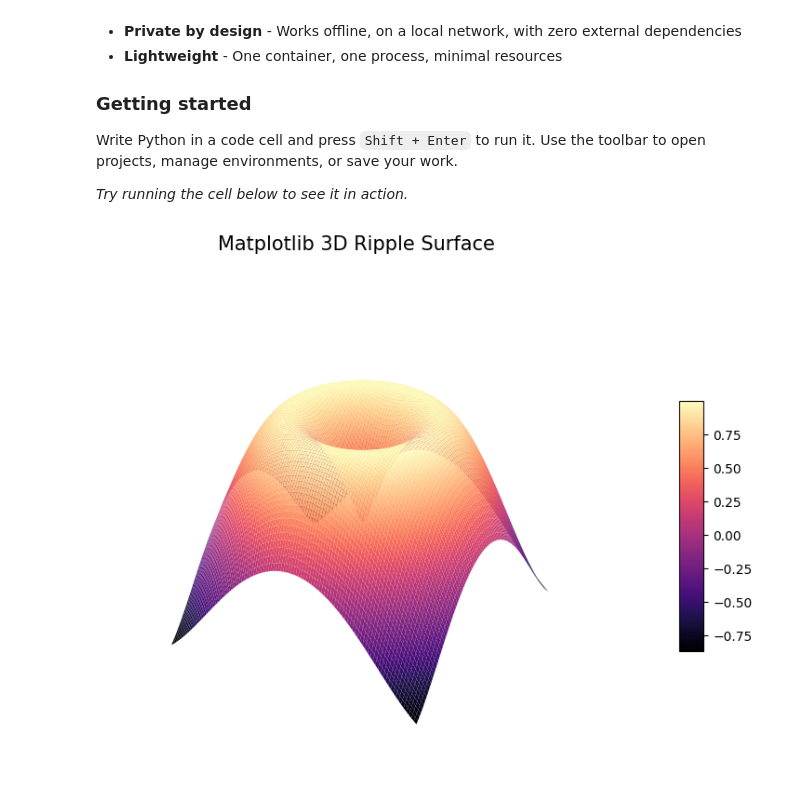
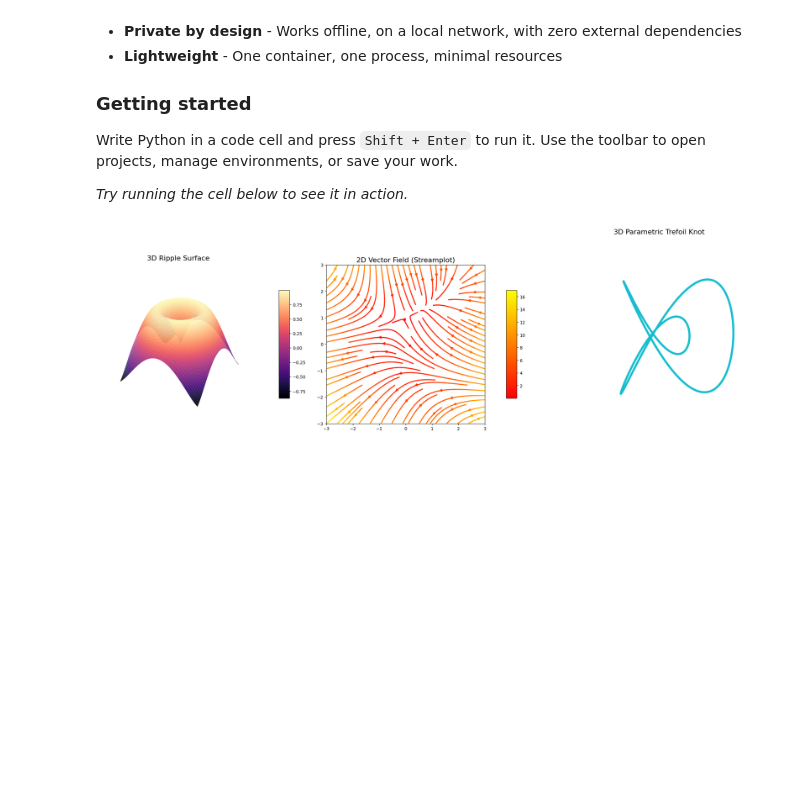
Before and after one commit to logus2k/notebook, a Jupyter notebook: data/projects/Examples/notebooks/Welcome.ipynb, the cells around one changed output. Saved outputs shown, nothing was run; the diff lists cells and outputs as text; code cells hidden in the pictures; blank space fills up the shorter version.

```diff
--- a/data/projects/Examples/notebooks/Welcome.ipynb
+++ b/data/projects/Examples/notebooks/Welcome.ipynb
@@ -24,28 +24,52 @@ Write Python in a code cell and press `Shift + Enter` to run it. Use the toolbar
 # %%
 import numpy as np
 import matplotlib.pyplot as plt
 from matplotlib import cm
 
-# 1. Setup the data (using meshgrid for the surface)
-x = np.linspace(-3, 3, 100)
-y = np.linspace(-3, 3, 100)
-x, y = np.meshgrid(x, y)
-z = np.sin(np.sqrt(x**2 + y**2)) # A nice ripple effect
+# 1. Setup the figure and axes for 3 subplots side-by-side
+# Original size was (18, 6). Increased by 20% to (21.6, 7.2).
+new_figsize = (21.6, 7.2)
+fig = plt.figure(figsize=new_figsize)
 
-# 2. Initialize the 3D plot
-fig, ax = plt.subplots(subplot_kw={"projection": "3d"}, figsize=(10, 7))
-
-# 3. Plot the surface
-# 'antialiased=True' and a high 'rcount/ccount' make it look smooth
-surf = ax.plot_surface(x, y, z, cmap=cm.magma,
+# --- Subplot 1: 3D Ripple Surface (Original) ---
+ax1 = fig.add_subplot(1, 3, 1, projection='3d')
+x1 = np.linspace(-3, 3, 100)
+y1 = np.linspace(-3, 3, 100)
+X1, Y1 = np.meshgrid(x1, y1)
+Z1 = np.sin(np.sqrt(X1**2 + Y1**2))
+surf = ax1.plot_surface(X1, Y1, Z1, cmap=cm.magma,
                        linewidth=0, antialiased=True,
                        rcount=100, ccount=100)
+ax1.set_axis_off()
+# Increased font size for title
+ax1.set_title("3D Ripple Surface", fontsize=16, pad=10)
+fig.colorbar(surf, ax=ax1, shrink=0.5, aspect=10, pad=0.1)
 
-# 4. Polish the aesthetics
-ax.set_axis_off()  # Removes the box/grid for a cleaner "floating" look
-fig.colorbar(surf, shrink=0.5, aspect=10, pad=0.1) # Optional color guide
+# --- Subplot 2: 2D Streamplot (Vector Field) ---
+ax2 = fig.add_subplot(1, 3, 2)
+w = 3
+Y2, X2 = np.mgrid[-w:w:100j, -w:w:100j]
+U = -1 - X2**2 + Y2
+V = 1 + X2 - Y2**2
+speed = np.sqrt(U**2 + V**2)
+# Increased linewidth to 2.4 for larger display
+strm = ax2.streamplot(X2, Y2, U, V, color=speed, linewidth=2.4, cmap='autumn')
+ax2.set_title("2D Vector Field (Streamplot)", fontsize=16)
+ax2.set_aspect('equal')
+fig.colorbar(strm.lines, ax=ax2, shrink=0.5, aspect=10, pad=0.1)
 
-plt.title("Matplotlib 3D Ripple Surface", fontsize=15, pad=20)
+# --- Subplot 3: 3D Parametric Trefoil Knot ---
+ax3 = fig.add_subplot(1, 3, 3, projection='3d')
+t = np.linspace(0, 2 * np.pi, 500)
+x3 = np.sin(t) + 2 * np.sin(2 * t)
+y3 = np.cos(t) - 2 * np.cos(2 * t)
+z3 = -np.sin(3 * t)
+# Increased linewidth to 4.8 for larger display
+ax3.plot(x3, y3, z3, lw=4.8, color='#17becf') # Neon cyan
+ax3.set_axis_off()
+ax3.set_title("3D Parametric Trefoil Knot", fontsize=16, pad=10)
+
+plt.tight_layout()
 plt.show()
 # %% [output]
-[figure, old version]
+[figure, new version]
```
Also changed, not shown: 8 other files.
